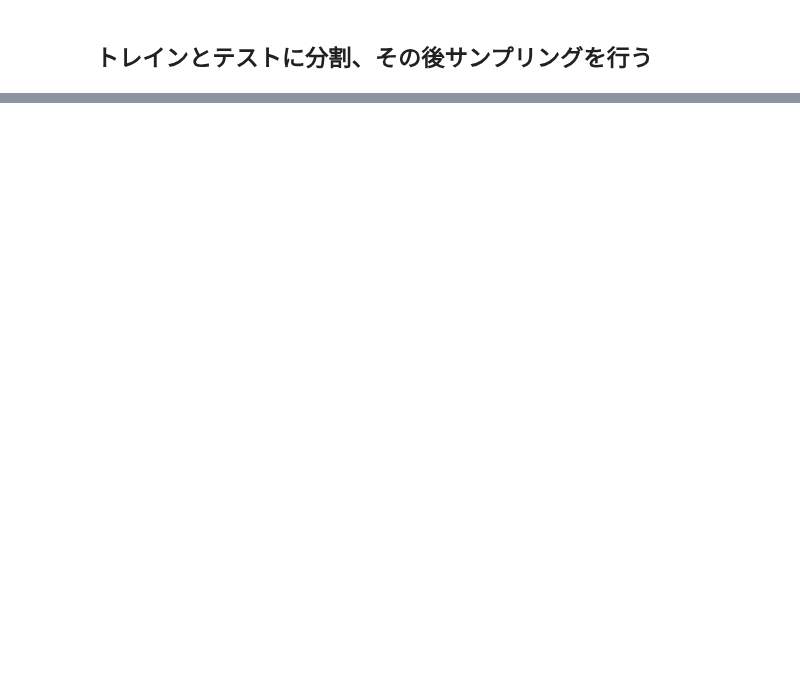
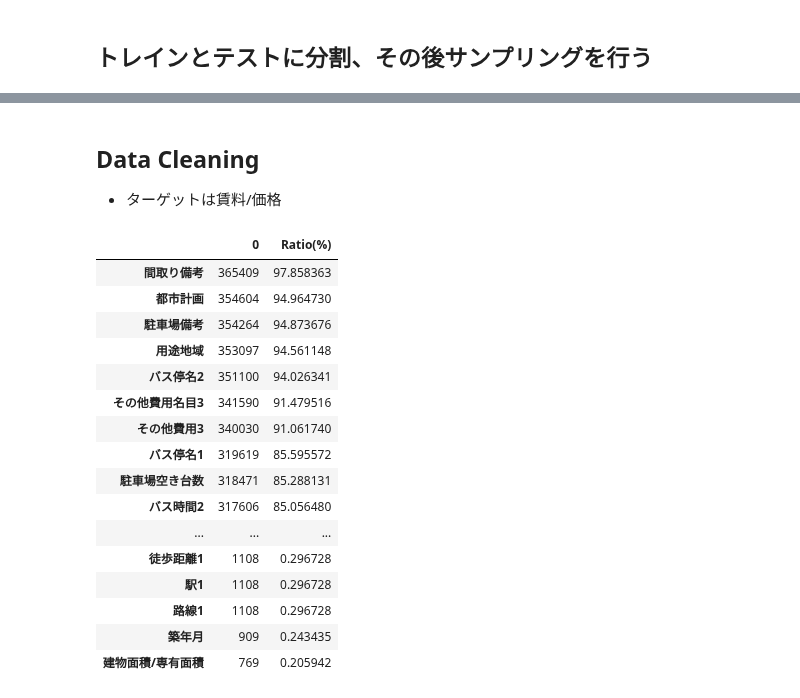
Before and after one commit to IsseiMatsuzoe/DS-Keio, a Jupyter notebook: EDA.ipynb, the cells around one changed output, grey strips where cells are left out. Saved outputs shown, nothing was run; the diff lists cells and outputs as text; code cells hidden in the pictures; blank space fills up the shorter version.

Commit message:
cleaning up the notebook

```diff
--- a/EDA.ipynb
+++ b/EDA.ipynb
@@ -72,0 +108,26 @@ test_df.to_csv(r"C:\Users\Issei\Desktop\Class Documents\KEIO 2024 Fall\Data Scie
+# %% [markdown]
+## Data Cleaning
+* ターゲットは賃料/価格
+# %%
+null_cols = train_df.columns[train_df.isnull().any()]
+null_df = train_df[null_cols].isnull().sum().to_frame()
+null_df['Ratio(%)'] = null_df[0] / train_df.shape[0] * 100
+null_df.sort_values('Ratio(%)', ascending=False)
+# %% [output]
+|  | 0 | Ratio(%) |
+| 間取り備考 | 365409 | 97.858363 |
+| 都市計画 | 354604 | 94.964730 |
+| 駐車場備考 | 354264 | 94.873676 |
+| 用途地域 | 353097 | 94.561148 |
+| バス停名2 | 351100 | 94.026341 |
+| その他費用名目3 | 341590 | 91.479516 |
+| その他費用3 | 340030 | 91.061740 |
+| バス停名1 | 319619 | 85.595572 |
+| 駐車場空き台数 | 318471 | 85.288131 |
+| バス時間2 | 317606 | 85.056480 |
+| ... | ... | ... |
+| 徒歩距離1 | 1108 | 0.296728 |
+| 駅1 | 1108 | 0.296728 |
+| 路線1 | 1108 | 0.296728 |
+| 築年月 | 909 | 0.243435 |
+| 建物面積/専有面積 | 769 | 0.205942 |
```
Also changed, not shown: parts of 21 cells of this notebook.
